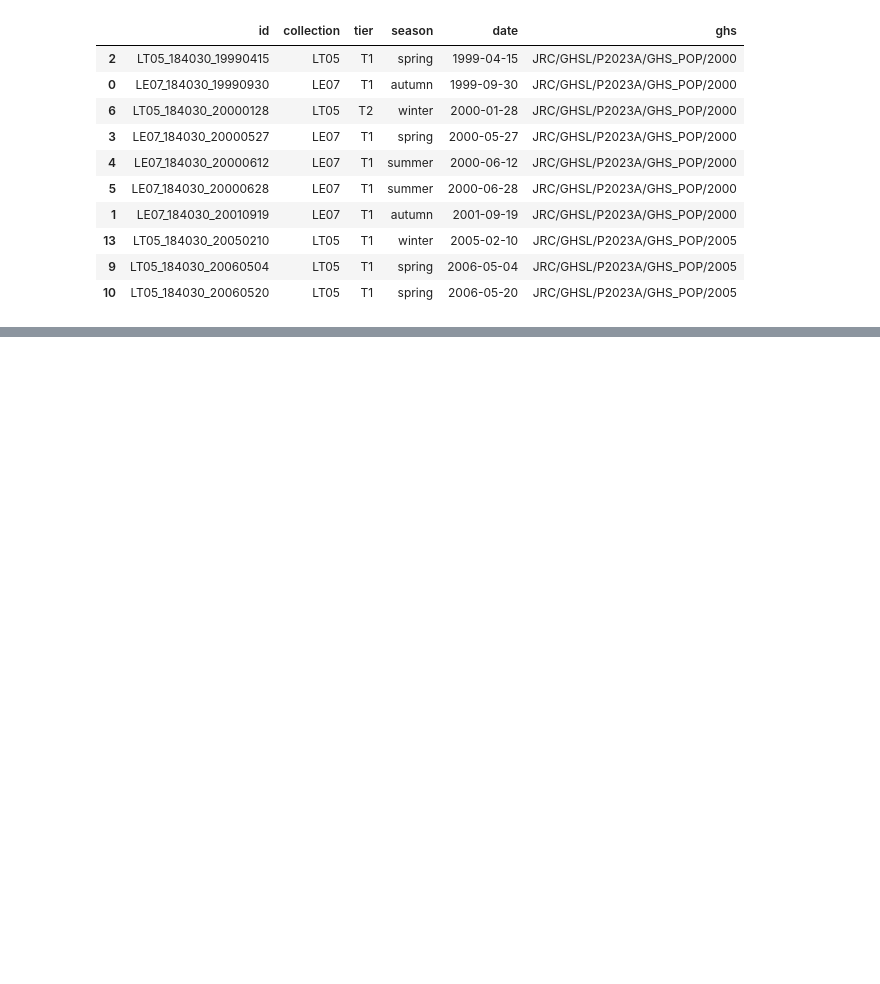
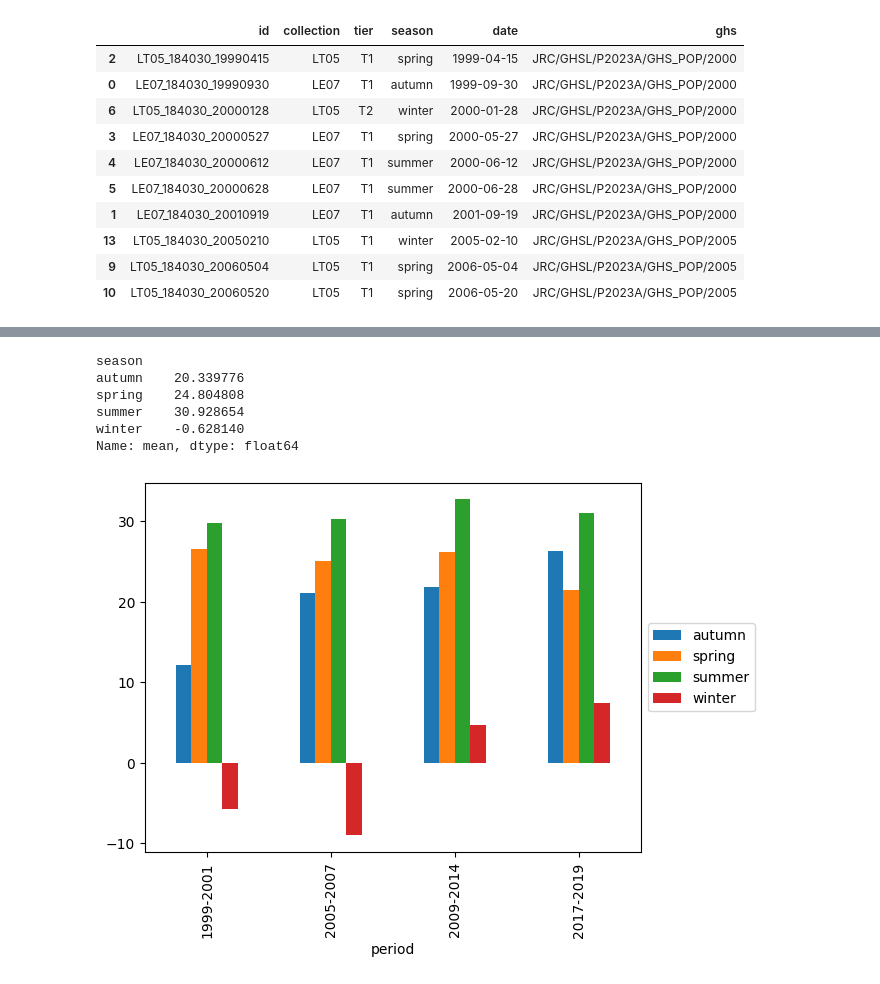
Before and after one commit to HeavyHelium/lst-prediction, a Jupyter notebook: lst-demo.ipynb, the cells around one changed output, grey strips where cells are left out. Saved outputs shown, nothing was run; the diff lists cells and outputs as text; code cells hidden in the pictures; blank space fills up the shorter version.

```diff
--- a/lst-demo.ipynb
+++ b/lst-demo.ipynb
@@ -42,11 +40,9 @@ id_df = pd.read_json('./data/id_list.json')
 # %%
-from datetime import datetime
-
-# lets add date and sort by it
-id_df['date'] = id_df['id'].apply(lambda x: datetime.strptime(x.split('_')[-1], "%Y%m%d"))
-id_df = id_df[['id', 'collection', 'tier', 'season', 'date', 'ghs']]
+# from datetime import datetime
+# id_df['date'] = id_df['id'].apply(lambda x: datetime.strptime(x.split('_')[-1], "%Y%m%d"))
+# id_df = id_df[['id', 'collection', 'tier', 'season', 'date', 'ghs']]
 # %%
-id_df = id_df.sort_values(by='date')
+# id_df = id_df.sort_values(by='date')
 # %%
 id_df.head(10)
 # %% [output]
@@ -66,0 +77,41 @@ lst_stats = lst_stats.merge(id_df, on='id')
+# %%
+# lets group by season see trends for mean lst
+
+lst_stats.groupby('season')['mean'].mean()
+# %% [output]
+season
+autumn    20.339776
+spring    24.804808
+summer    30.928654
+winter    -0.628140
+Name: mean, dtype: float64
+# %%
+periods = {
+    '1999-2001': (1999, 2001),
+    '2005-2007': (2005, 2007),
+    '2009-2014': (2009, 2014),
+    '2017-2019': (2017, 2019)
+}
+
+# we want to save the results in a dataframe, and then plot them
+# we want to do that per period per season
+
+stats_periods = []
+for period, (start, end) in periods.items():
+    for season in lst_stats['season'].unique():
+        period_stats = lst_stats[(lst_stats['date'].dt.year >= start) & (lst_stats['date'].dt.year <= end) & (lst_stats['season'] == season)]
+        stats_periods.append({
+            'period': period,
+            'season': season,
+            'mean': period_stats['mean'].mean(),
+            'std': period_stats['std'].mean(),
+            'min': period_stats['min'].min(),
+            'max': period_stats['max'].max()
+        })
+
+stats_periods_df = pd.DataFrame(stats_periods)
+ax = stats_periods_df.pivot(index='period', columns='season', values='mean').plot(kind='bar')
+ax.legend(loc='center left', bbox_to_anchor=(1, 0.5))
+plt.show()
+# %% [output]
+[figure, added]
```
Also changed, not shown: parts of 10 cells of this notebook, 36 other files.
